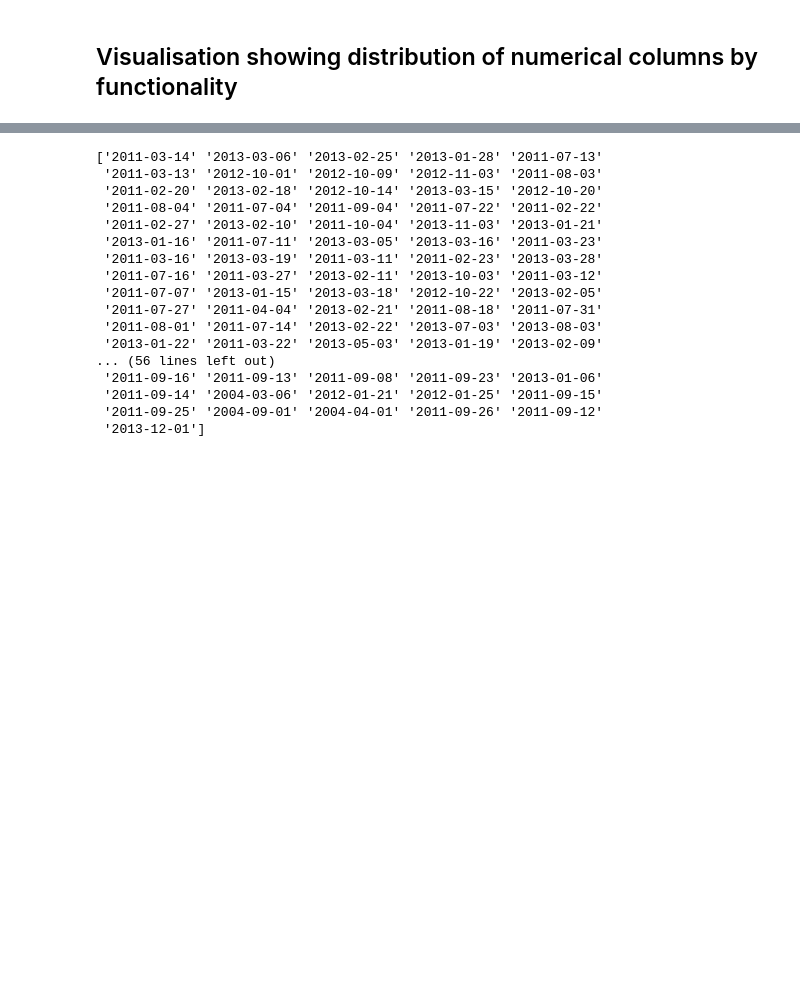
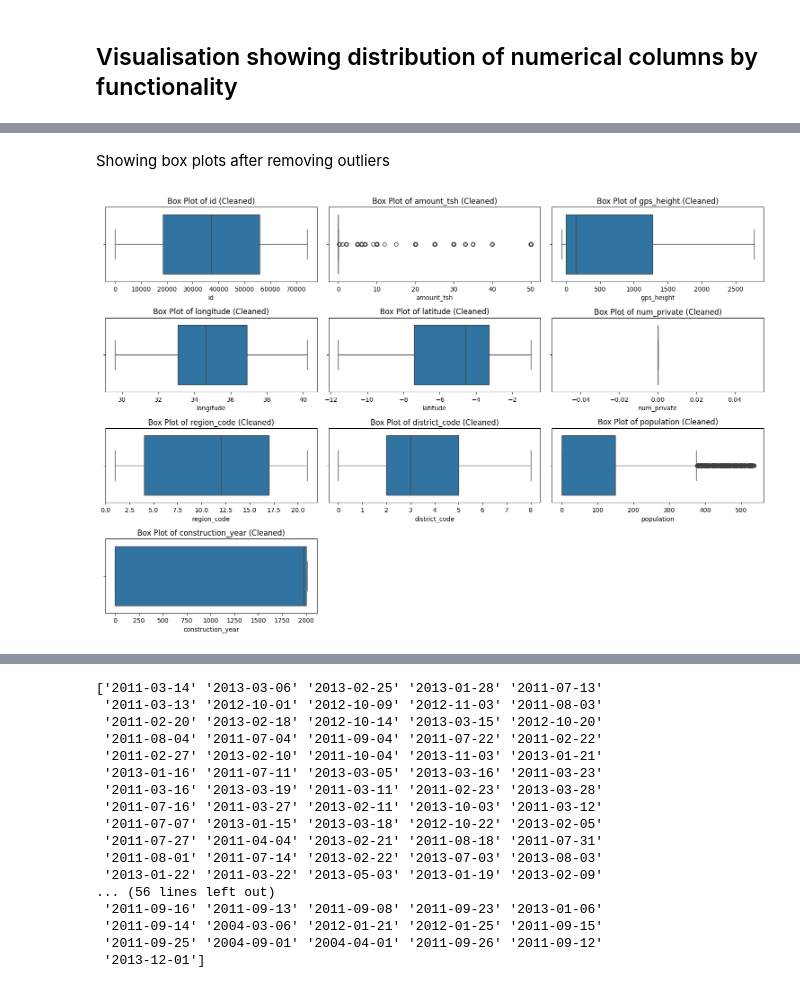
Before and after one commit to fsmariam/HydroLogic, a Jupyter notebook: notebooks/initial_exploration_zubi.ipynb, the cells around one changed output, grey strips where cells are left out. Cells and saved outputs as stored; diff of their text form; code cells hidden in the pictures; blank space fills up the shorter version.

```diff
--- a/notebooks/initial_exploration_zubi.ipynb
+++ b/notebooks/initial_exploration_zubi.ipynb
@@ -585,3 +618,31 @@ for col in numerical_columns:
+# %% [markdown]
+Showing box plots after removing outliers
+# %%
+# Calculate Q1  and Q3  for each numeric column
+Q1 = df_train[numerical_columns].quantile(0.25)
+Q3 = df_train[numerical_columns].quantile(0.75)
+
+# Calculate IQR (Interquartile Range)
+IQR = Q3 - Q1
+
+# Define the lower and upper bounds for outliers
+lower_bound = Q1 - 1.5 * IQR
+upper_bound = Q3 + 1.5 * IQR
+
+# Remove outliers by filtering rows within the bounds
+df_train_cleaned = df_train[~((df_train[numerical_columns] < lower_bound) | (df_train[numerical_columns] > upper_bound)).any(axis=1)]
+
+
+plt.figure(figsize=(15, 10))
+for i, column in enumerate(numerical_columns, 1):
+    plt.subplot(4, 3, i)
+    sns.boxplot(x=df_train_cleaned[column])
+    plt.title(f'Box Plot of {column} (Cleaned)')
+
+plt.tight_layout()
+plt.show()
+# %% [output]
+[figure, added]
 # %%
 # Statistical summary for categorical columns
 
```
Also changed, not shown: parts of 16 cells of this notebook, 1 other file.
